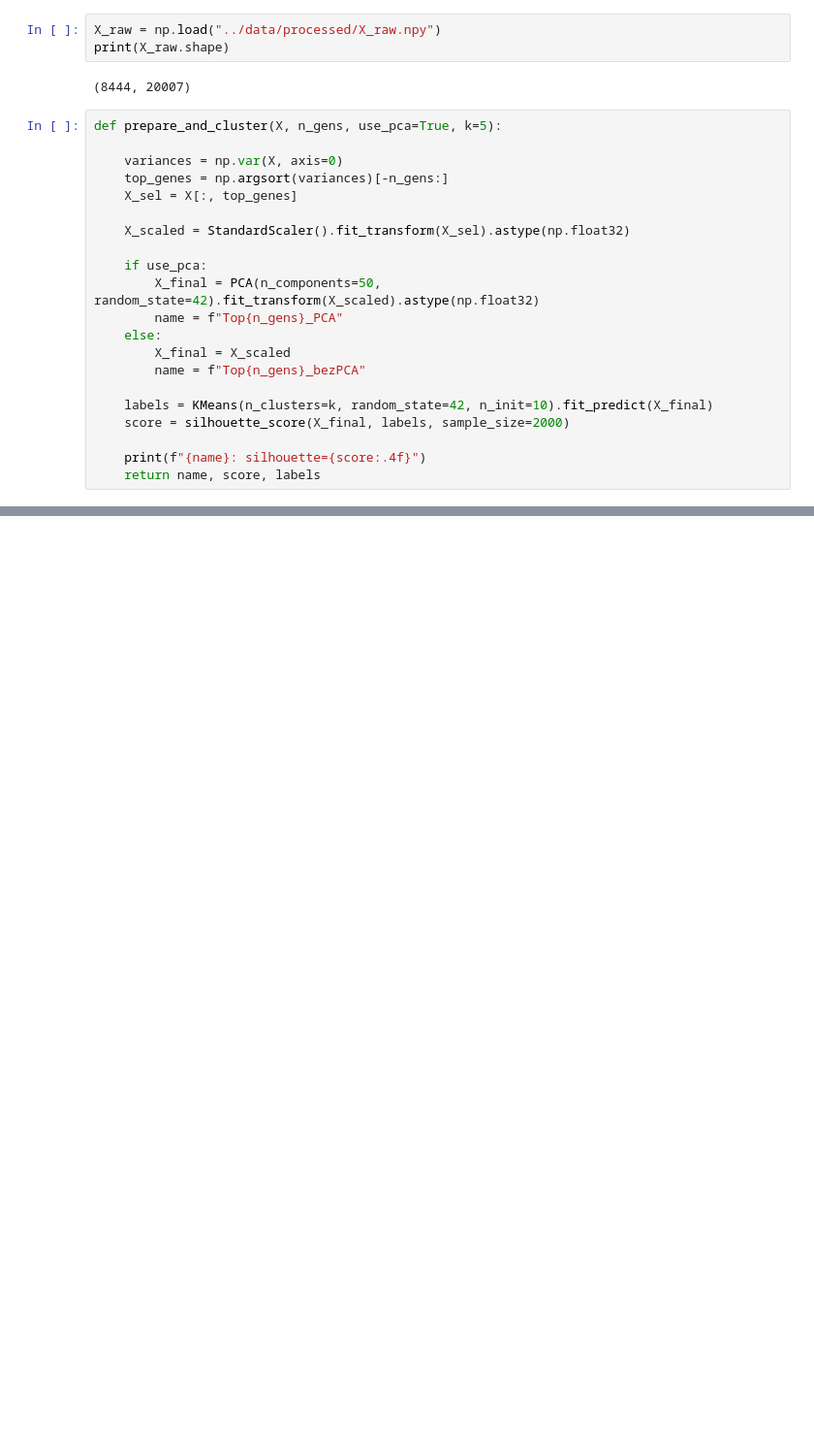
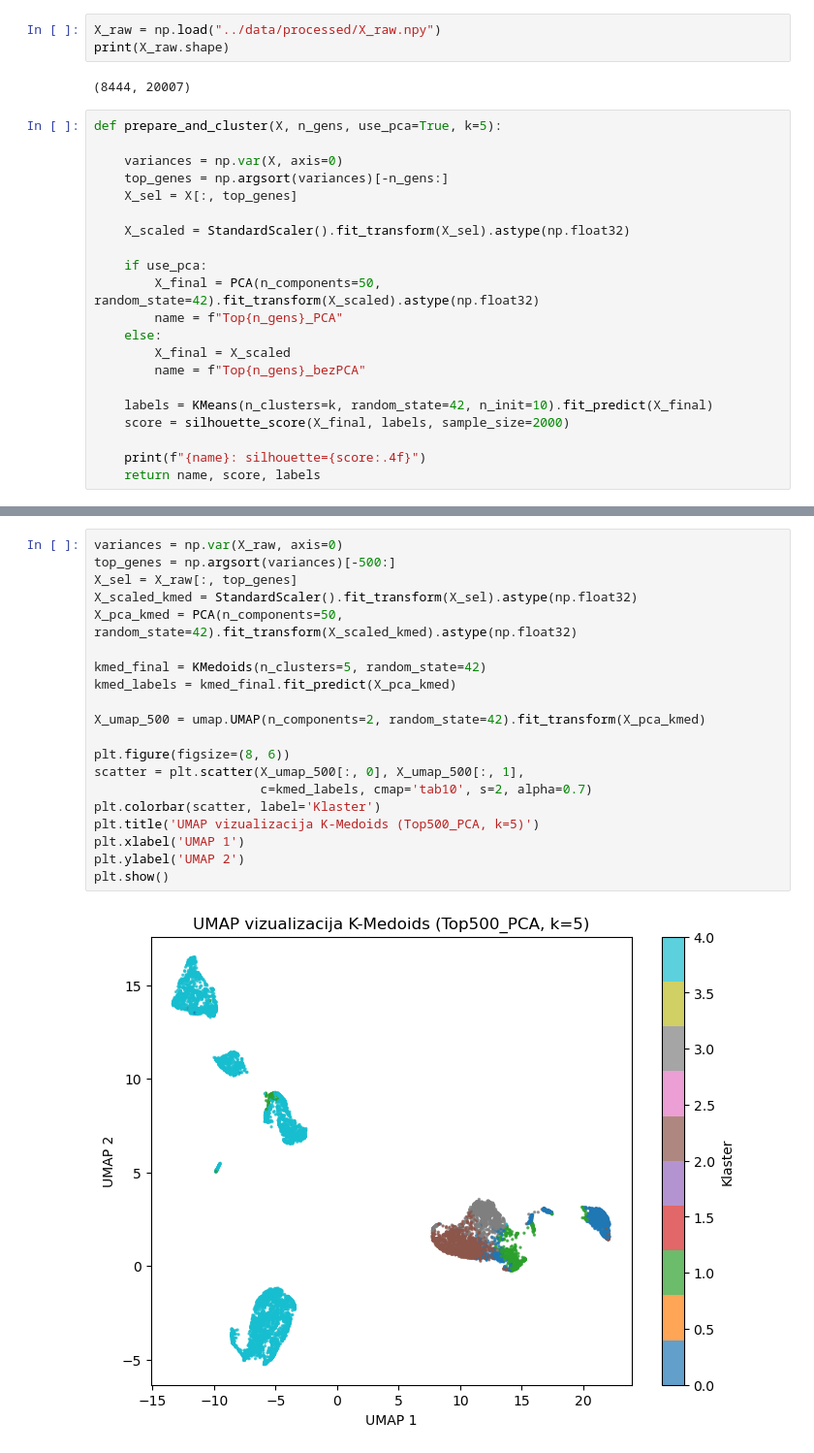
Before and after one commit to Vujasin03/gse115469, a Jupyter notebook: notebooks/analysis.ipynb, the cells around one changed output, grey strips where cells are left out. Shown at 97% size. Cells and saved outputs as stored; diff of their text form; blank space fills up the shorter version.

```diff
--- a/notebooks/analysis.ipynb
+++ b/notebooks/analysis.ipynb
@@ -300,0 +391,22 @@ np.save("../data/processed/bisect_labels.npy", bisect_labels)
+# %%
+variances = np.var(X_raw, axis=0)
+top_genes = np.argsort(variances)[-500:]
+X_sel = X_raw[:, top_genes]
+X_scaled_kmed = StandardScaler().fit_transform(X_sel).astype(np.float32)
+X_pca_kmed = PCA(n_components=50, random_state=42).fit_transform(X_scaled_kmed).astype(np.float32)
+
+kmed_final = KMedoids(n_clusters=5, random_state=42)
+kmed_labels = kmed_final.fit_predict(X_pca_kmed)
+
+X_umap_500 = umap.UMAP(n_components=2, random_state=42).fit_transform(X_pca_kmed)
+
+plt.figure(figsize=(8, 6))
+scatter = plt.scatter(X_umap_500[:, 0], X_umap_500[:, 1],
+                      c=kmed_labels, cmap='tab10', s=2, alpha=0.7)
+plt.colorbar(scatter, label='Klaster')
+plt.title('UMAP vizualizacija K-Medoids (Top500_PCA, k=5)')
+plt.xlabel('UMAP 1')
+plt.ylabel('UMAP 2')
+plt.show()
+# %% [output]
+[figure, added]
```
Also changed, not shown: parts of 14 cells of this notebook.
